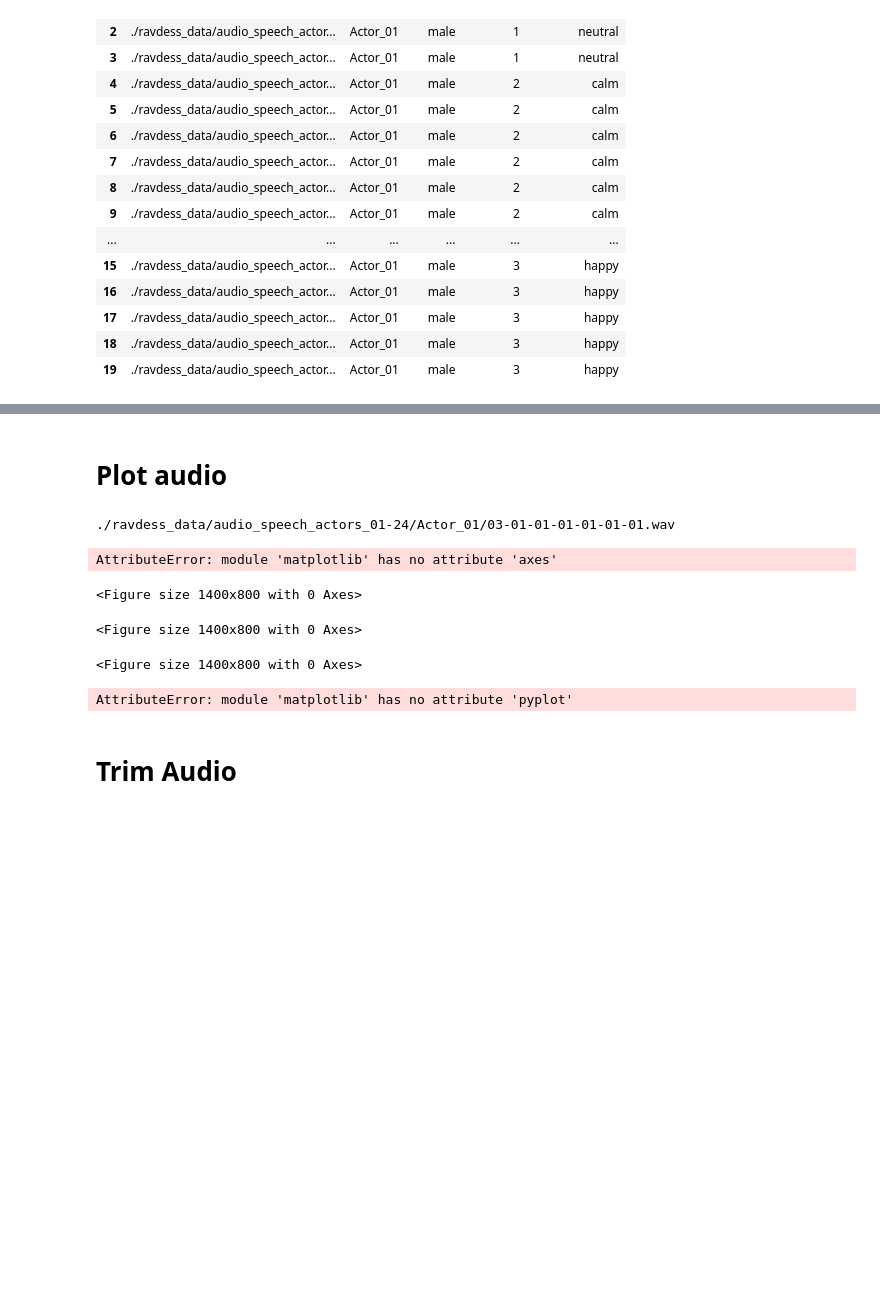
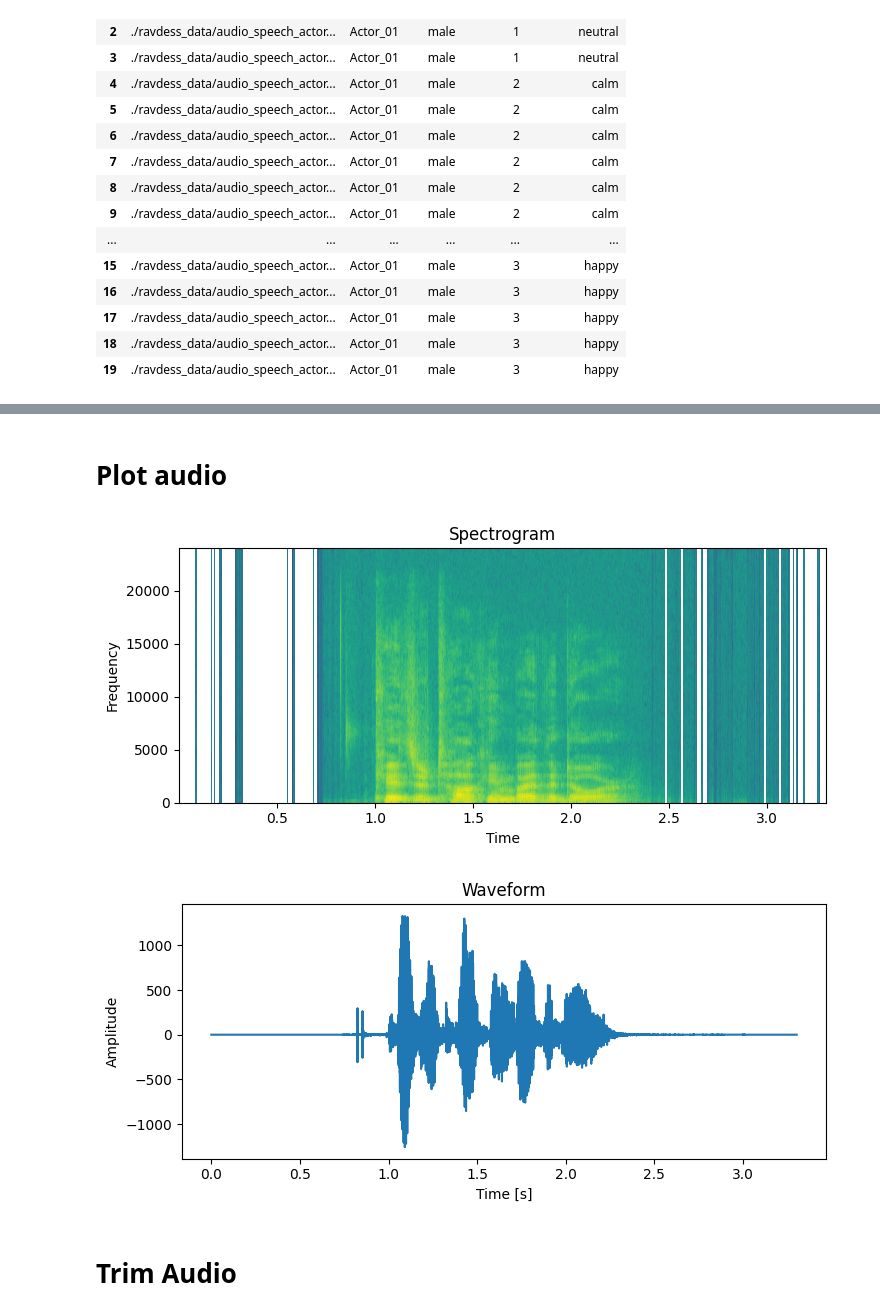
Before and after one commit to klarafolke/speech-emotion-recognition-gender-gap, a Jupyter notebook: emotionClassification.ipynb, the cells around one changed output, grey strips where cells are left out. Cells and saved outputs as stored; diff of their text form; code cells hidden in the pictures; blank space fills up the shorter version.

Commit message:
plot waveform and spectrogram of audio

```diff
--- a/emotionClassification.ipynb
+++ b/emotionClassification.ipynb
@@ -203,55 +92,28 @@ ValueError: x and y must have same first dimension, but have shapes (158558,) an
-# %% [markdown]
-# Plot audio
-# %%
-# Load the audio with sampling rate(sr) = 44100 ( which is the standard sr for high quality audio)
-sampling_rate = 44100
-
-filename = ravdess_dataframe.path[0]
-print (filename)
-
-
-samples, sample_rate = librosa.load(filename, sr=sampling_rate)
-sample_rate, samples.shape
-
-ipd.Audio(samples,rate=sample_rate)
-
-
-def log_specgram(audio, sample_rate, window_size=20,step_size=10, eps=1e-10):
-    nperseg = int(round(window_size * sample_rate / 1e3))
-    noverlap = int(round(step_size * sample_rate / 1e3))
-    freqs, times, spec = signal.spectrogram(audio,
-                                    fs=sample_rate,
-                                    window='hann',
-                                    nperseg=nperseg,
-                                    noverlap=noverlap,
-                                    detrend=False)
-    return freqs, times, np.log(spec.T.astype(np.float32) + eps)
-
-# Plotting Wave Form and Spectrogram
-freqs, times, spectrogram = log_specgram(samples, sample_rate)
-
-fig = plt.figure(figsize=(14, 8))
-ax1 = fig.add_subplot(211)
-ax1.set_title('Waveform of the audio')
-ax1.set_ylabel('Amplitude')
-librosa.display.waveplot(samples, sr=sample_rate)
-fig.subplots_adjust(hspace=.5)
-ax2 = fig.add_subplot(212)
-ax2.imshow(spectrogram.T, aspect='auto', origin='lower',
-           extent=[times.min(), times.max(), freqs.min(), freqs.max()])
-ax2.set_yticks(freqs[::32])
-start, end = ax2.get_xlim()
-ax2.xaxis.set_ticks(np.arange(0.0, end, 0.5))
-ax2.set_title('Spectrogram of audio')
-ax2.set_ylabel('Freqs in Hz')
-ax2.set_xlabel('Seconds')
-# %% [output]
-./ravdess_data/audio_speech_actors_01-24/Actor_01/03-01-01-01-01-01-01.wav
-AttributeError: module 'matplotlib' has no attribute 'axes'
-<Figure size 1400x800 with 0 Axes>
-<Figure size 1400x800 with 0 Axes>
-<Figure size 1400x800 with 0 Axes>
-AttributeError: module 'matplotlib' has no attribute 'pyplot'
+# %% [markdown]
+# Plot audio
+# %%
+
+filename = ravdess_dataframe.path[0]
+
+# Plot spectogram
+Fs, aud = wavfile.read(filename)
+powerSpectrum, frequenciesFound, time, imageAxis = plt.specgram(aud, Fs=Fs)
+plt.title("Spectrogram")
+plt.ylabel("Frequency [Hz]")
+plt.xlabel("Time [s]")
+plt.show()
+
+#Plot waveform
+duration = len(aud)/Fs
+time = np.arange(0,duration,1/Fs) #time vector
+plt.plot(time,aud)
+plt.xlabel('Time [s]')
+plt.ylabel('Amplitude')
+plt.title("Waveform")
+plt.show()
+# %% [output]
+[figure, added]
+[figure, added]
 # %% [markdown]
 # Trim Audio
 # %% [markdown]
```
Also changed, not shown: parts of 3 cells of this notebook.
